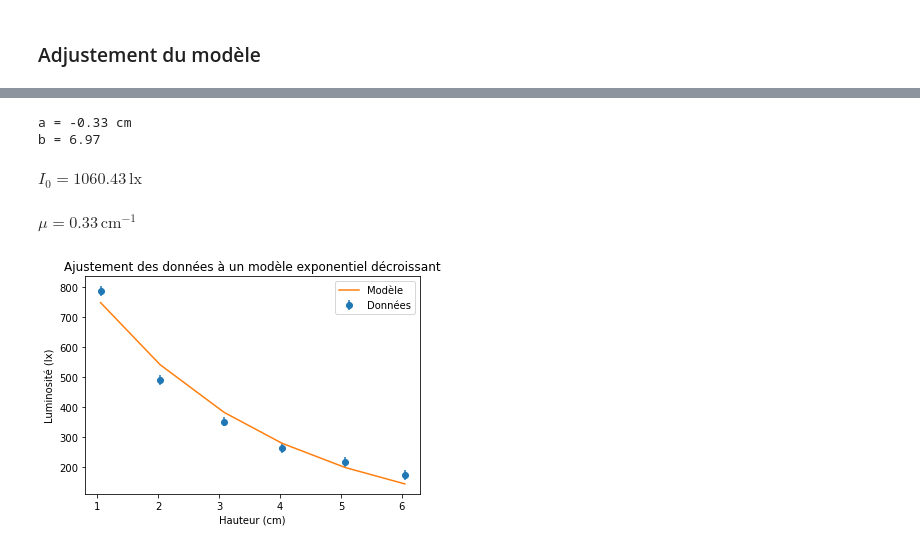
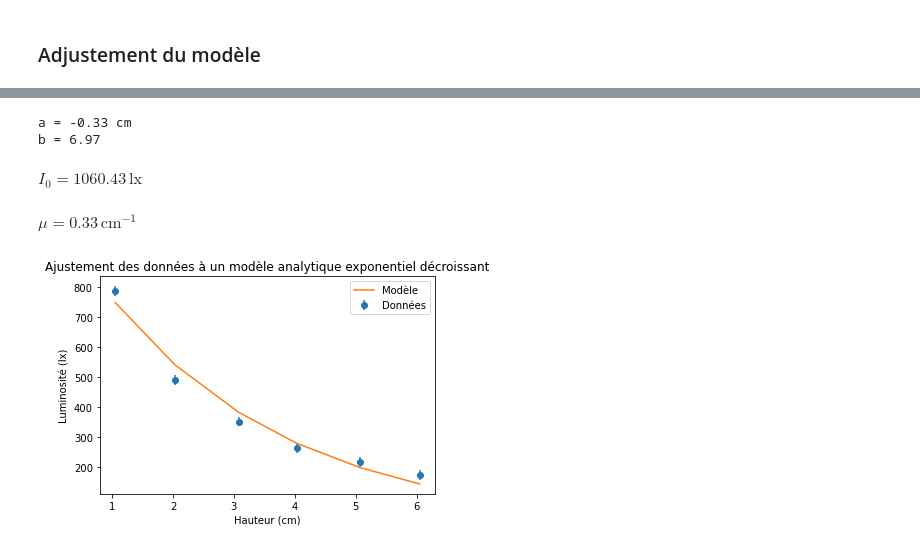
Before and after one commit to kmiloarguello/kmiloarguello.github.io, a Jupyter notebook: phyca/content/LU2PY215/TP/TP5/TP5.ipynb, the cells around one changed output, grey strips where cells are left out. Drawn from its saved outputs; the diff is of its cells as text; code cells hidden in the pictures.

```diff
--- a/phyca/content/LU2PY215/TP/TP5/TP5.ipynb
+++ b/phyca/content/LU2PY215/TP/TP5/TP5.ipynb
@@ -211,32 +219,37 @@ B = np.sum(h_i**2 / sigma_i**2)
 C = np.sum(h_i / sigma_i**2)
 D = np.sum(ln_i / sigma_i**2)
 E = np.sum(1 / sigma_i**2)
 
 a = (A * E - D * C) / (B * E - C**2)
 b = (D * B - A * C) / (B * E - C**2)
 
 mu = -a
 I_0 = np.exp(b)
 
+y_analytique = {
+  'I_0': I_0,
+  'mu': mu,
+}
+
 print('a = {:.2f} cm'.format(a))
 print('b = {:.2f}'.format(b))
 
 display(Math(r'I_0 = {:.2f} \, \text{{lx}}'.format(np.exp(b))))
 display(Math(r'\mu = {:.2f} \, \text{{cm}}^{{-1}}'.format(mu)))
 
 # Modele
 I = I_0 * np.exp(-mu * heights)
 
 plt.errorbar(heights, luminosites, yerr=luminosite_uncertainty, fmt='o', label='Données')
 plt.plot(heights, I, label='Modèle')
-plt.title('Ajustement des données à un modèle exponentiel décroissant')
+plt.title('Ajustement des données à un modèle analytique exponentiel décroissant')
 plt.xlabel('Hauteur (cm)')
 plt.ylabel('Luminosité (lx)')
 plt.legend()
 plt.show()
 # %% [output]
 a = -0.33 cm
 b = 6.97
 $\displaystyle I_0 = 1060.43 \, \text{lx}$
 $\displaystyle \mu = 0.33 \, \text{cm}^{-1}$
-[figure, old version]
+[figure, new version]
```
Also changed, not shown: parts of 14 cells of this notebook.
